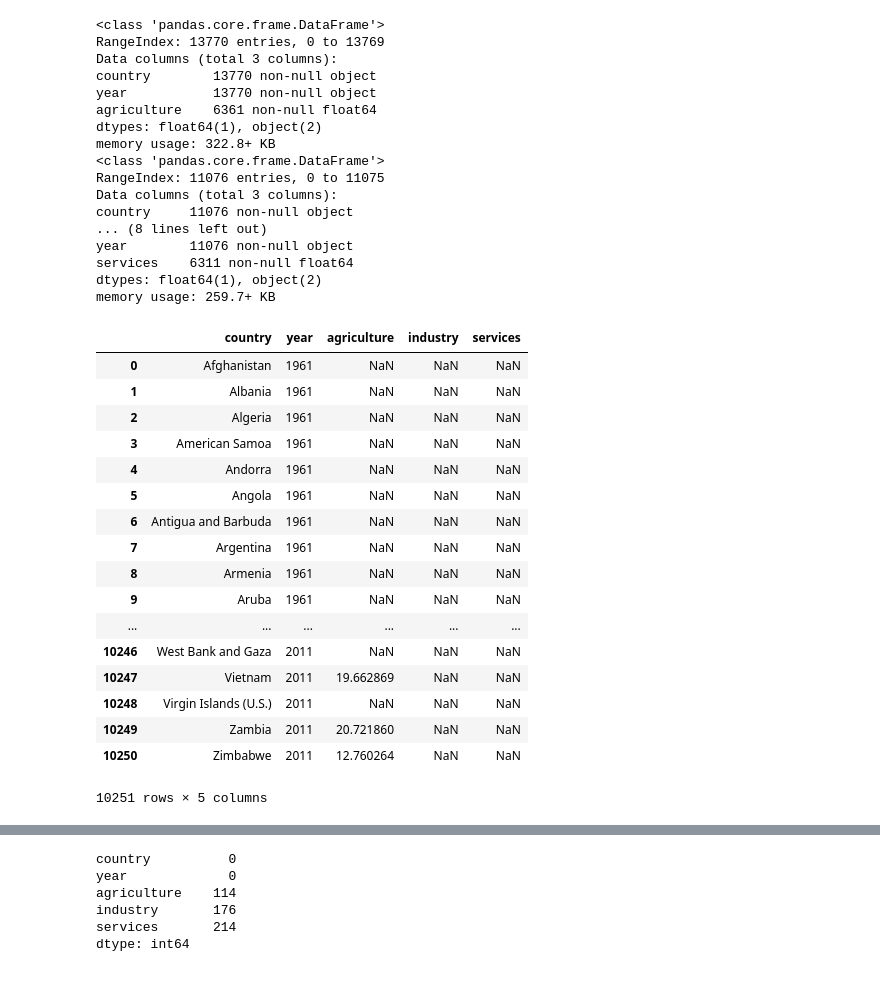
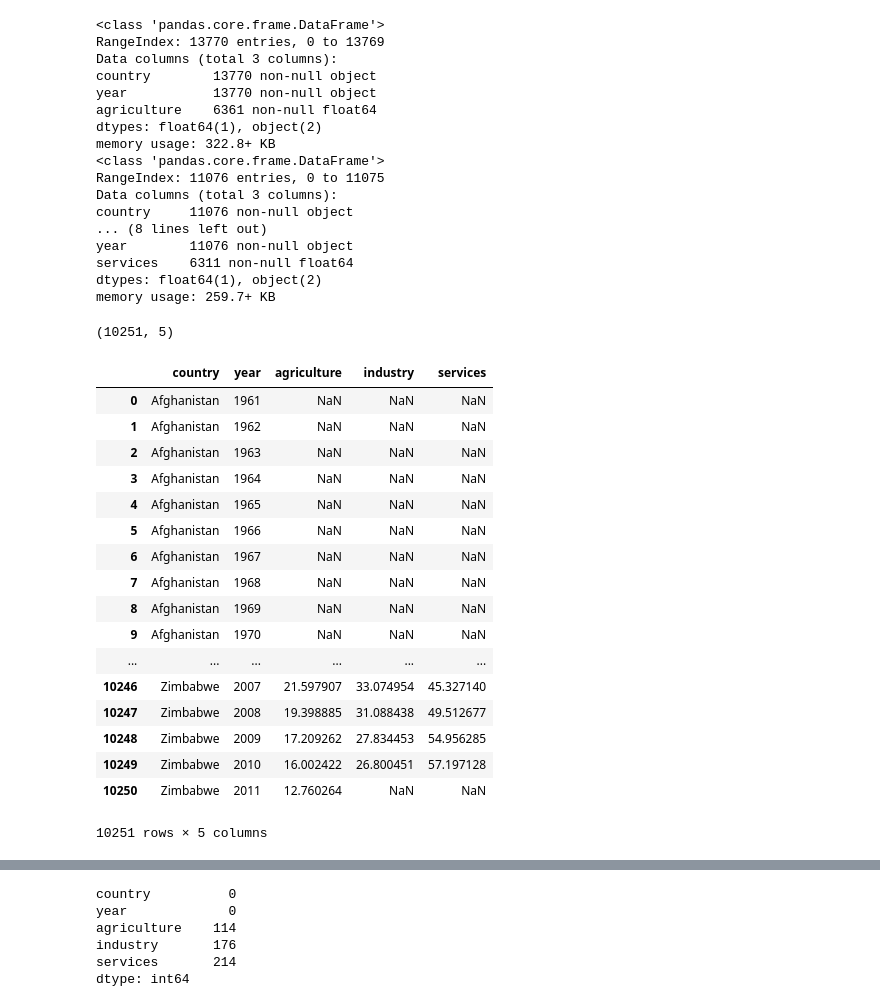
Before and after one commit to StanDimitroff/Data-Science, a Jupyter notebook: CourseProject/Course Project.ipynb, the cells around one changed output, grey strips where cells are left out. Saved outputs shown, nothing was run; the diff lists cells and outputs as text; code cells hidden in the pictures.

```diff
--- a/CourseProject/Course Project.ipynb
+++ b/CourseProject/Course Project.ipynb
@@ -123,26 +125,30 @@ services    6311 non-null float64
 dtypes: float64(1), object(2)
 memory usage: 259.7+ KB
 # %%
-# combine the three dataframes into one
+# combine dataframes related to economics into one
 merge_cols = ['country', 'year']
-economy_data = agro_data.merge(industry_data, on = merge_cols).merge(services_data, on = merge_cols)
+economy_data = agro_data.merge(industry_data, on = merge_cols, sort = True).merge(services_data, on = merge_cols, sort = True)
 economy_data.shape
 # %% [output]
-|  | country | year | agriculture | industry | services |
-| 0 | Afghanistan | 1961 | NaN | NaN | NaN |
-| 1 | Albania | 1961 | NaN | NaN | NaN |
-| 2 | Algeria | 1961 | NaN | NaN | NaN |
-| 3 | American Samoa | 1961 | NaN | NaN | NaN |
-| 4 | Andorra | 1961 | NaN | NaN | NaN |
-| 5 | Angola | 1961 | NaN | NaN | NaN |
-| 6 | Antigua and Barbuda | 1961 | NaN | NaN | NaN |
-| 7 | Argentina | 1961 | NaN | NaN | NaN |
-| 8 | Armenia | 1961 | NaN | NaN | NaN |
-| 9 | Aruba | 1961 | NaN | NaN | NaN |
-| ... | ... | ... | ... | ... | ... |
-| 10246 | West Bank and Gaza | 2011 | NaN | NaN | NaN |
-| 10247 | Vietnam | 2011 | 19.662869 | NaN | NaN |
-| 10248 | Virgin Islands (U.S.) | 2011 | NaN | NaN | NaN |
-| 10249 | Zambia | 2011 | 20.721860 | NaN | NaN |
-| 10250 | Zimbabwe | 2011 | 12.760264 | NaN | NaN |
-10251 rows × 5 columns
+(10251, 5)
+# %%
+economy_data
+# %% [output]
+|  | country | year | agriculture | industry | services |
+| 0 | Afghanistan | 1961 | NaN | NaN | NaN |
+| 1 | Afghanistan | 1962 | NaN | NaN | NaN |
+| 2 | Afghanistan | 1963 | NaN | NaN | NaN |
+| 3 | Afghanistan | 1964 | NaN | NaN | NaN |
+| 4 | Afghanistan | 1965 | NaN | NaN | NaN |
+| 5 | Afghanistan | 1966 | NaN | NaN | NaN |
+| 6 | Afghanistan | 1967 | NaN | NaN | NaN |
+| 7 | Afghanistan | 1968 | NaN | NaN | NaN |
+| 8 | Afghanistan | 1969 | NaN | NaN | NaN |
+| 9 | Afghanistan | 1970 | NaN | NaN | NaN |
+| ... | ... | ... | ... | ... | ... |
+| 10246 | Zimbabwe | 2007 | 21.597907 | 33.074954 | 45.327140 |
+| 10247 | Zimbabwe | 2008 | 19.398885 | 31.088438 | 49.512677 |
+| 10248 | Zimbabwe | 2009 | 17.209262 | 27.834453 | 54.956285 |
+| 10249 | Zimbabwe | 2010 | 16.002422 | 26.800451 | 57.197128 |
+| 10250 | Zimbabwe | 2011 | 12.760264 | NaN | NaN |
+10251 rows × 5 columns
```
Also changed, not shown: parts of 15 cells of this notebook.
